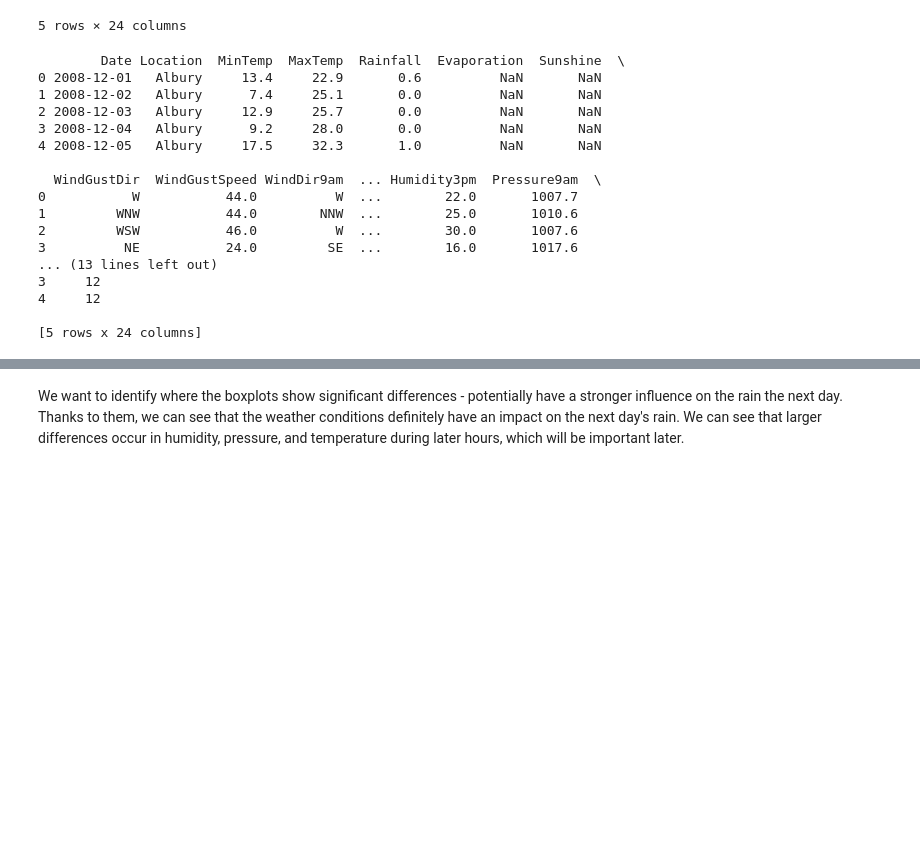
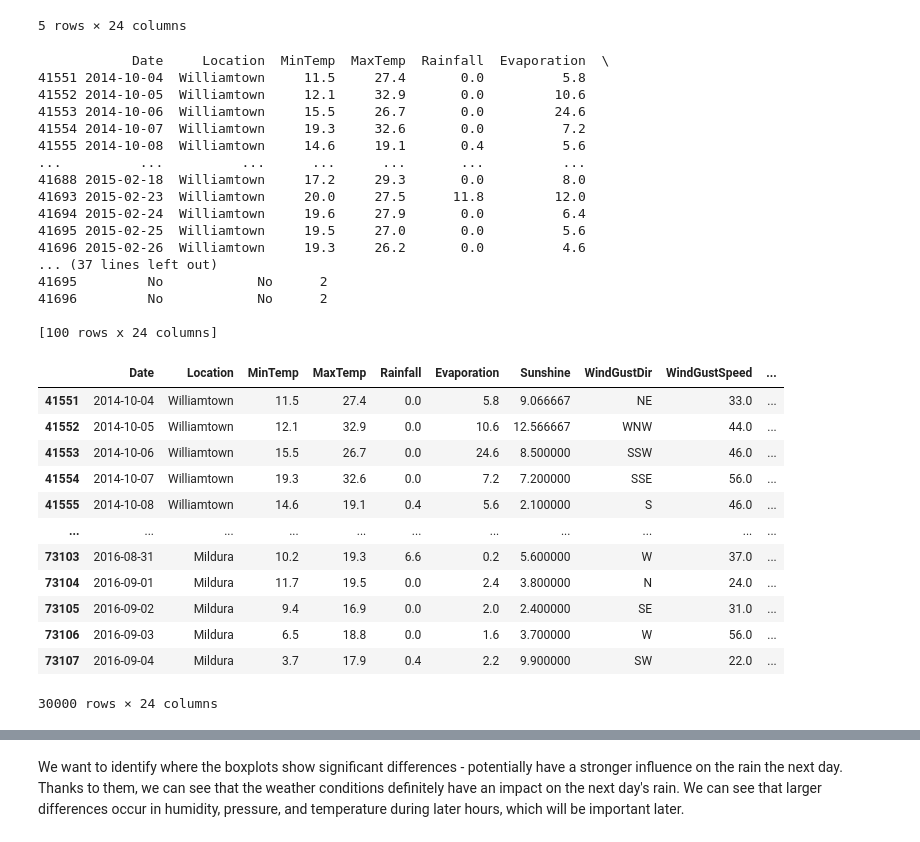
Before and after one commit to zielinskim04/IntroductionToMachineLearning, a Jupyter notebook: projekt_1.ipynb, the cells around one changed output, grey strips where cells are left out. Saved outputs shown, nothing was run; the diff lists cells and outputs as text; code cells hidden in the pictures; blank space fills up the shorter version.

```diff
--- a/projekt_1.ipynb
+++ b/projekt_1.ipynb
@@ -330,46 +342,68 @@ df2 = df_with_missing.copy()
 
 from sklearn.impute import KNNImputer
 
-
-# Zakładam, że df_with_missing to Twój oryginalny DataFrame
+# Assuming df_with_missing is your original DataFrame
 df2 = df_with_missing.copy()
 
-df2 = df2.head(30000)
+# df2 = df2.head(30000)
+df2 = df2.iloc[40000:70000]
 
-# Wybieramy tylko kolumny numeryczne
+# Select only numerical columns
+# numerical_cols = [col for col in df2.select_dtypes(include=['float64', 'int64']).columns
+#                           if df2[col].isnull().any() and col not in ['Sunshine', 'Evaporation']]
+
 numerical_cols = [col for col in df2.select_dtypes(include=['float64', 'int64']).columns
-                           if df2[col].isnull().any() and col not in ['Sunshine', 'Evaporation']]
+                           if df2[col].isnull().any()]
 
-# Tworzymy instancję KNNImputera
+# Create an instance of KNNImputer
 imputer = KNNImputer(n_neighbors=3)
 
-# Imputujemy brakujące dane we wszystkich numerycznych kolumnach
+# Impute missing values in all numerical columns
 imputed_data = imputer.fit_transform(df2[numerical_cols])
 
-# Przekształcamy imputowane dane na DataFrame z odpowiednimi nazwami kolumn
-imputed_df = pd.DataFrame(imputed_data, columns=numerical_cols)
+# Convert imputed data into a DataFrame with appropriate column names
+imputed_df = pd.DataFrame(imputed_data, columns=numerical_cols, index=df2.index)
 
-# Zastępujemy imputowane kolumny w oryginalnym DataFrame
+# imputed_df = pd.DataFrame(imputed_data, columns=numerical_cols)
+
+# Replace imputed columns in the original DataFrame
 df2[numerical_cols] = imputed_df
 
-# Sprawdzamy wynik
-print(df2.head())
+# Check the result
+print(df2.head(100))
 # %% [output]
-        Date Location  MinTemp  MaxTemp  Rainfall  Evaporation  Sunshine  \
-0 2008-12-01   Albury     13.4     22.9       0.6          NaN       NaN
-1 2008-12-02   Albury      7.4     25.1       0.0          NaN       NaN
-2 2008-12-03   Albury     12.9     25.7       0.0          NaN       NaN
-3 2008-12-04   Albury      9.2     28.0       0.0          NaN       NaN
-4 2008-12-05   Albury     17.5     32.3       1.0          NaN       NaN
+            Date     Location  MinTemp  MaxTemp  Rainfall  Evaporation  \
+41551 2014-10-04  Williamtown     11.5     27.4       0.0          5.8
+41552 2014-10-05  Williamtown     12.1     32.9       0.0         10.6
+41553 2014-10-06  Williamtown     15.5     26.7       0.0         24.6
+41554 2014-10-07  Williamtown     19.3     32.6       0.0          7.2
+41555 2014-10-08  Williamtown     14.6     19.1       0.4          5.6
+...          ...          ...      ...      ...       ...          ...
+41688 2015-02-18  Williamtown     17.2     29.3       0.0          8.0
+41693 2015-02-23  Williamtown     20.0     27.5      11.8         12.0
+41694 2015-02-24  Williamtown     19.6     27.9       0.0          6.4
+41695 2015-02-25  Williamtown     19.5     27.0       0.0          5.6
+41696 2015-02-26  Williamtown     19.3     26.2       0.0          4.6
+... (37 lines left out)
+41695         No            No      2
+41696         No            No      2
 
-  WindGustDir  WindGustSpeed WindDir9am  ... Humidity3pm  Pressure9am  \
-0           W           44.0          W  ...        22.0       1007.7
-1         WNW           44.0        NNW  ...        25.0       1010.6
-2         WSW           46.0          W  ...        30.0       1007.6
-3          NE           24.0         SE  ...        16.0       1017.6
-... (13 lines left out)
-3     12
-4     12
-
-[5 rows x 24 columns]
+[100 rows x 24 columns]
+# %%
+#print(df2[numerical_cols].isnull().sum())
+df2
+# %% [output]
+|  | Date | Location | MinTemp | MaxTemp | Rainfall | Evaporation | Sunshine | WindGustDir | WindGustSpeed | ... |
+| 41551 | 2014-10-04 | Williamtown | 11.5 | 27.4 | 0.0 | 5.8 | 9.066667 | NE | 33.0 | ... |
+| 41552 | 2014-10-05 | Williamtown | 12.1 | 32.9 | 0.0 | 10.6 | 12.566667 | WNW | 44.0 | ... |
+| 41553 | 2014-10-06 | Williamtown | 15.5 | 26.7 | 0.0 | 24.6 | 8.500000 | SSW | 46.0 | ... |
+| 41554 | 2014-10-07 | Williamtown | 19.3 | 32.6 | 0.0 | 7.2 | 7.200000 | SSE | 56.0 | ... |
+| 41555 | 2014-10-08 | Williamtown | 14.6 | 19.1 | 0.4 | 5.6 | 2.100000 | S | 46.0 | ... |
+| ... | ... | ... | ... | ... | ... | ... | ... | ... | ... | ... |
+| 73103 | 2016-08-31 | Mildura | 10.2 | 19.3 | 6.6 | 0.2 | 5.600000 | W | 37.0 | ... |
+| 73104 | 2016-09-01 | Mildura | 11.7 | 19.5 | 0.0 | 2.4 | 3.800000 | N | 24.0 | ... |
+| 73105 | 2016-09-02 | Mildura | 9.4 | 16.9 | 0.0 | 2.0 | 2.400000 | SE | 31.0 | ... |
+| 73106 | 2016-09-03 | Mildura | 6.5 | 18.8 | 0.0 | 1.6 | 3.700000 | W | 56.0 | ... |
+| 73107 | 2016-09-04 | Mildura | 3.7 | 17.9 | 0.4 | 2.2 | 9.900000 | SW | 22.0 | ... |
+30000 rows × 24 columns
 # %%
```
Also changed, not shown: parts of 59 cells of this notebook.
